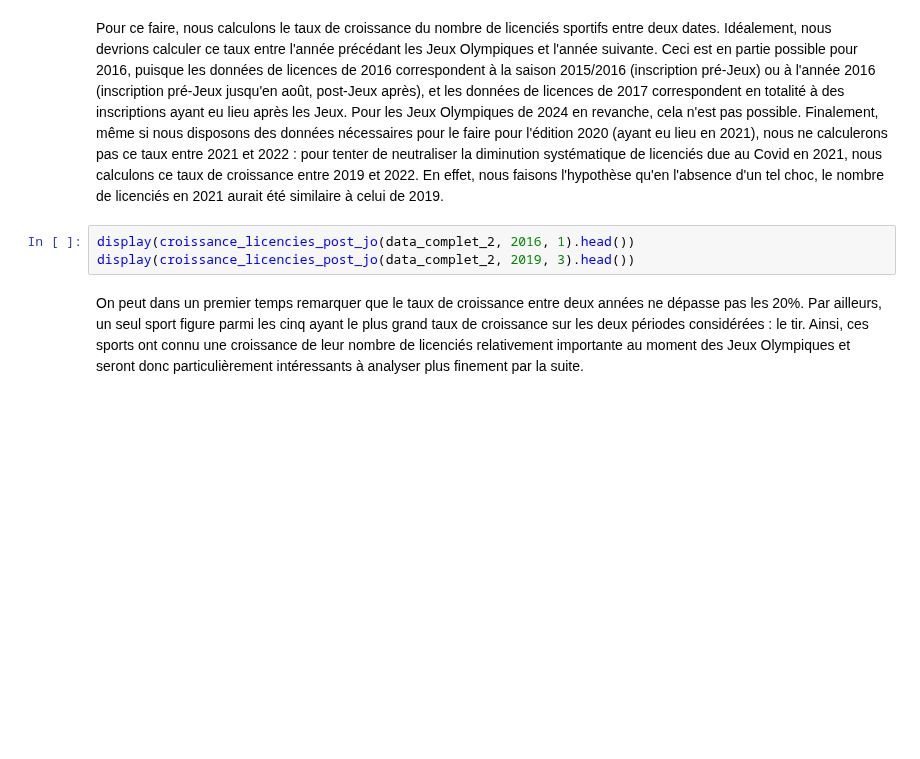
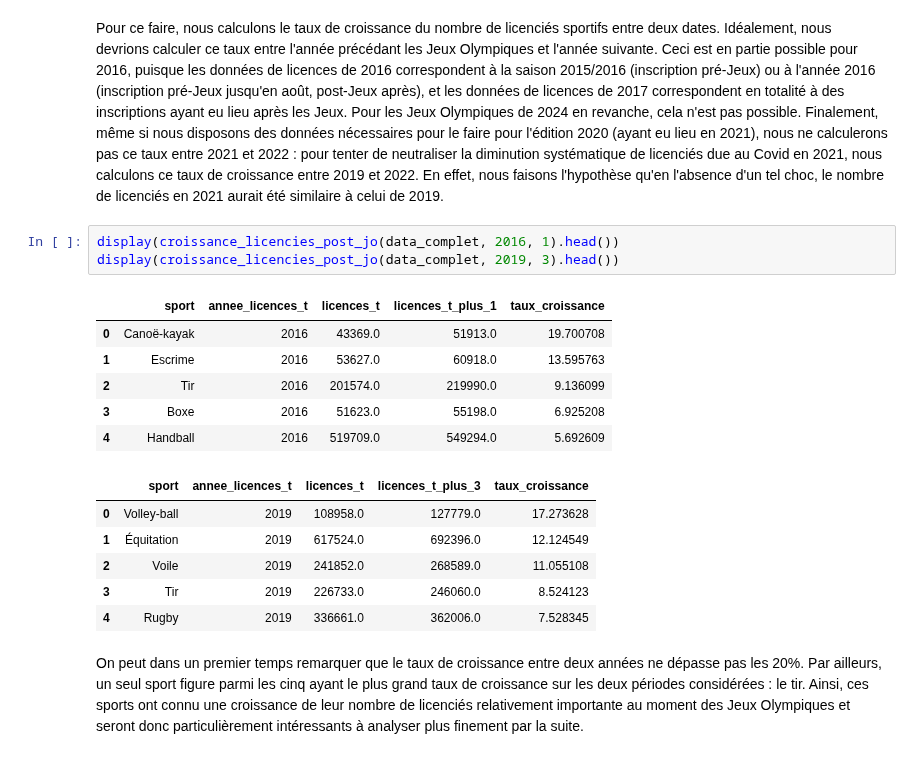
Before and after one commit to oldblindmole/Projet_Python_Data_Science_JO, a Jupyter notebook: main.ipynb, the cells around one changed output. Cells and saved outputs as stored; diff of their text form; blank space fills up the shorter version.

```diff
--- a/main.ipynb
+++ b/main.ipynb
@@ -467,8 +672,21 @@ Nous tentons finalement de voir quels sports pourraient connaître une explosion
 # %% [markdown]
 Pour ce faire, nous calculons le taux de croissance du nombre de licenciés sportifs entre deux dates. Idéalement, nous devrions calculer ce taux entre l'année précédant les Jeux Olympiques et l'année suivante. Ceci est en partie possible pour 2016, puisque les données de licences de 2016 correspondent à la saison 2015/2016 (inscription pré-Jeux) ou à l'année 2016 (inscription pré-Jeux jusqu'en août, post-Jeux après), et les données de licences de 2017 correspondent en totalité à des inscriptions ayant eu lieu après les Jeux. Pour les Jeux Olympiques de 2024 en revanche, cela n'est pas possible. Finalement, même si nous disposons des données nécessaires pour le faire pour l'édition 2020 (ayant eu lieu en 2021), nous ne calculerons pas ce taux entre 2021 et 2022 : pour tenter de neutraliser la diminution systématique de licenciés due au Covid en 2021, nous calculons ce taux de croissance entre 2019 et 2022. En effet, nous faisons l'hypothèse qu'en l'absence d'un tel choc, le nombre de licenciés en 2021 aurait été similaire à celui de 2019.
 # %%
-display(croissance_licencies_post_jo(data_complet_2, 2016, 1).head())
-display(croissance_licencies_post_jo(data_complet_2, 2019, 3).head())
+display(croissance_licencies_post_jo(data_complet, 2016, 1).head())
+display(croissance_licencies_post_jo(data_complet, 2019, 3).head())
+# %% [output]
+|  | sport | annee_licences_t | licences_t | licences_t_plus_1 | taux_croissance |
+| 0 | Canoë-kayak | 2016 | 43369.0 | 51913.0 | 19.700708 |
+| 1 | Escrime | 2016 | 53627.0 | 60918.0 | 13.595763 |
+| 2 | Tir | 2016 | 201574.0 | 219990.0 | 9.136099 |
+| 3 | Boxe | 2016 | 51623.0 | 55198.0 | 6.925208 |
+| 4 | Handball | 2016 | 519709.0 | 549294.0 | 5.692609 |
+|  | sport | annee_licences_t | licences_t | licences_t_plus_3 | taux_croissance |
+| 0 | Volley-ball | 2019 | 108958.0 | 127779.0 | 17.273628 |
+| 1 | Équitation | 2019 | 617524.0 | 692396.0 | 12.124549 |
+| 2 | Voile | 2019 | 241852.0 | 268589.0 | 11.055108 |
+| 3 | Tir | 2019 | 226733.0 | 246060.0 | 8.524123 |
+| 4 | Rugby | 2019 | 336661.0 | 362006.0 | 7.528345 |
 # %% [markdown]
 On peut dans un premier temps remarquer que le taux de croissance entre deux années ne dépasse pas les 20%. Par ailleurs, un seul sport figure parmi les cinq ayant le plus grand taux de croissance sur les deux périodes considérées : le tir. Ainsi, ces sports ont connu une croissance de leur nombre de licenciés relativement importante au moment des Jeux Olympiques et seront donc particulièrement intéressants à analyser plus finement par la suite.
 # %% [markdown]
```
Also changed, not shown: parts of 105 cells of this notebook, 1 other file.
